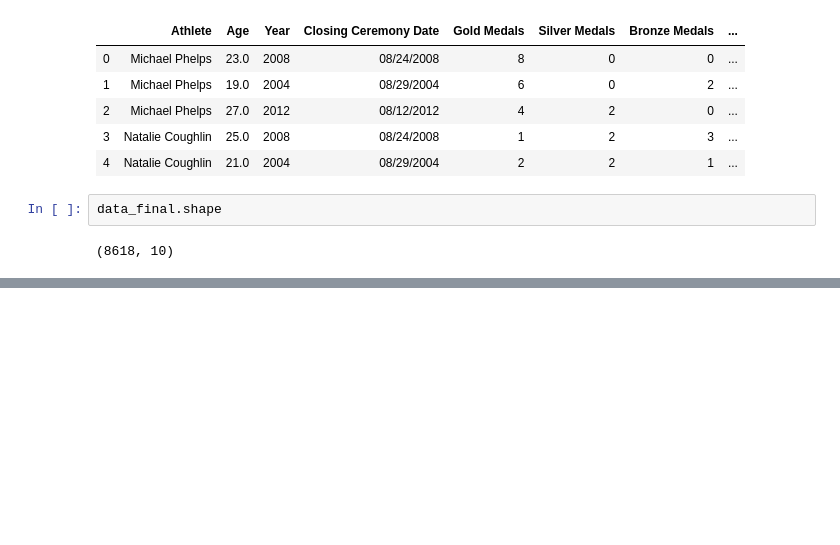
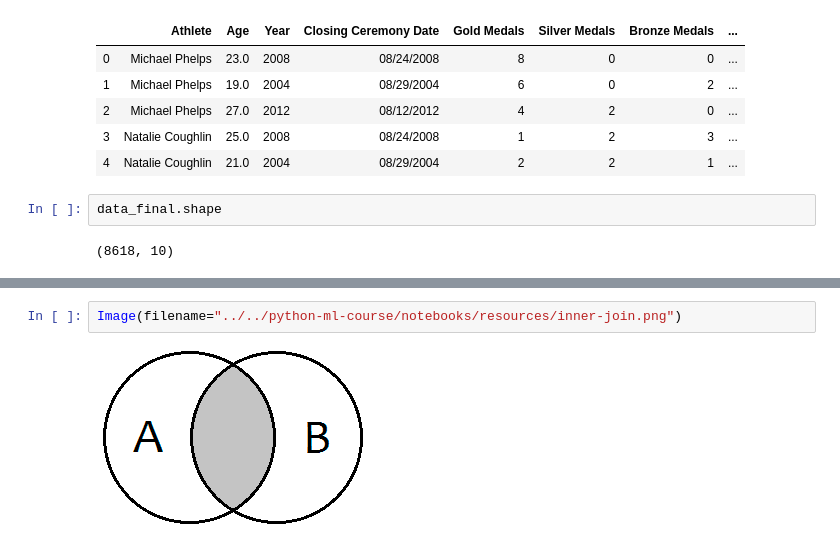
Before and after one commit to Fonsi20/Python-----Machine-Learning-ALL-NOTEBOOK-s-DF-, a Jupyter notebook: Notebooks/T2 - 4 - Data Cleaning - Concadenación de datos.ipynb, the cells around one changed output, grey strips where cells are left out. Saved outputs shown, nothing was run; the diff lists cells and outputs as text; blank space fills up the shorter version.

Commit message:
Teoria de los Joins, Inner Left Right y Outer

```diff
--- a/Notebooks/T2 - 4 - Data Cleaning - Concadenación de datos.ipynb
+++ b/Notebooks/T2 - 4 - Data Cleaning - Concadenación de datos.ipynb
@@ -275,0 +291,4 @@ data_final.shape
+# %%
+Image(filename="../../python-ml-course/notebooks/resources/inner-join.png")
+# %% [output]
+[figure, added]
```
Also changed, not shown: parts of 10 cells of this notebook.
